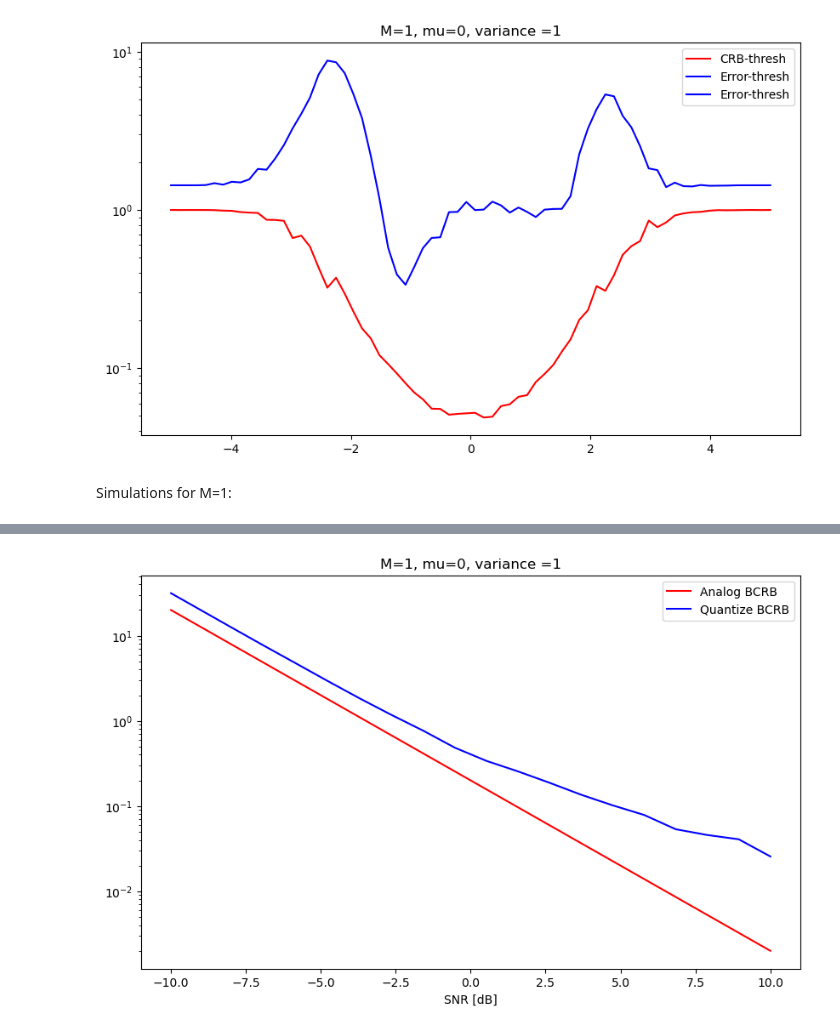
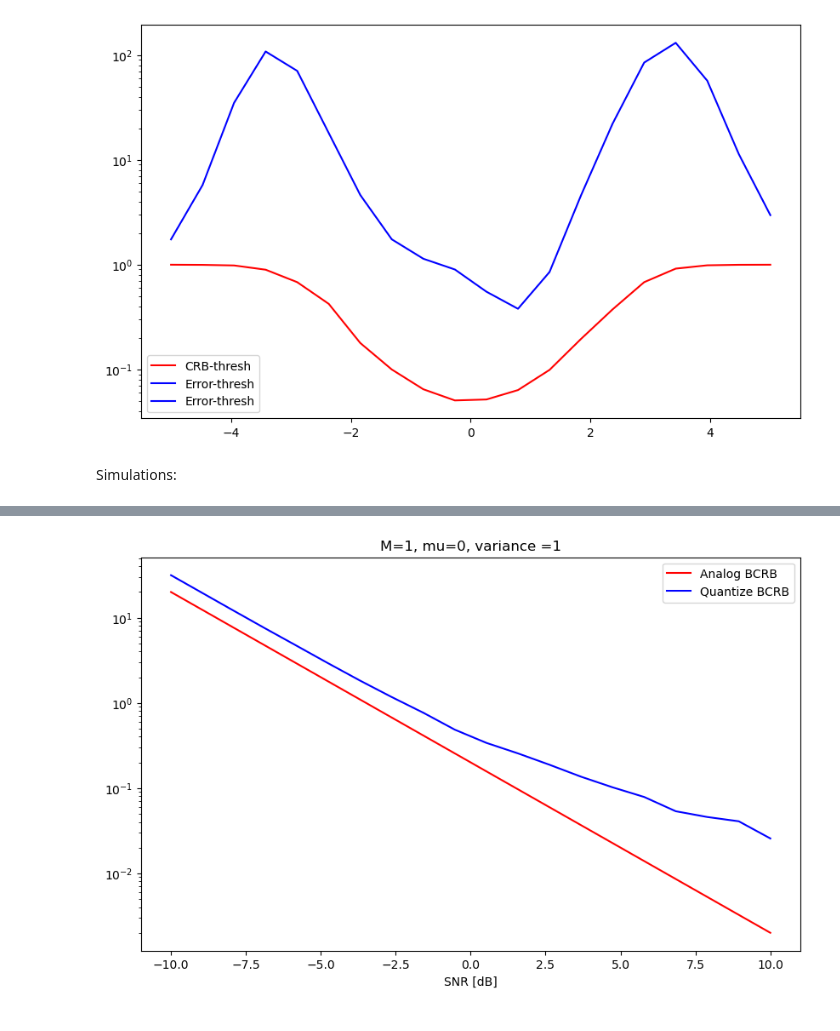
Before and after one commit to mazyaniv/Channel_Estimation, a Jupyter notebook: yaniv.ipynb, the cells around one changed output, grey strips where cells are left out. Saved outputs shown, nothing was run; the diff lists cells and outputs as text; code cells hidden in the pictures.

```diff
--- a/yaniv.ipynb
+++ b/yaniv.ipynb
@@ -190,13 +192,13 @@ def MSE_zertothresh_analytic(sigma1,sigma2, n_a,n_q):
     second = (2*rho_q*n_q*pow(sigma1,4))/(math.pi*(rho_q+pow(sigma2, 2))*(alpha+beta*rho_q*n_q)*pow(rho_a*n_a+pow(sigma1, 2),2))
     return math.sqrt(M)*(1-first-second) #Frobenius  norm- not MSE, but relevant for CRB
 # %%
-sim = 500
+sim = 100
 na = 0
 nq = 30
 epsilon = pow(10,-1)
 matrix_const1 = Matrix(na,nq)
 L_Estimator_analytic1 = [MSE_zertothresh_analytic(sigma_space[i],sigma_space[i], na,nq) for i in range(len(sigma_space))]
-L_Estimator_numerical1 = [MSE_general_numerical_quantize(sigma_space[i],sigma_space[i], nq, matrix_const1, sim) for i in range(len(sigma_space))]
+L_Estimator_numerical1 = [MSE_general_numerical(sigma_space[i],sigma_space[i],na, nq, matrix_const1, sim,epsilon) for i in range(len(sigma_space))]
 ######################
 fig = plt.figure(figsize=(10, 6))
 plt.plot(10*np.log10(1/sigma_space), L_Estimator_analytic1)
@@ -236,4 +291,5 @@ def CRB(sigma1,sigma2, n_a,n_q,matrix, observ=sim,thresh_real=0,thresh_im=0,quan
 # %%
+sigma_space = np.logspace(-0.68,1,14)
 n_a = [1,2,1,2]
 n_q = [40,40,100,100]
 epsilon = pow(10,-1)
@@ -241,7 +297,7 @@ matrix_const1 = Matrix(n_a[0],n_q[0])
 matrix_const2 = Matrix(n_a[1],n_q[1])
 matrix_const3 = Matrix(n_a[2],n_q[2])
 matrix_const4 = Matrix(n_a[3],n_q[3])
-sim = 1000
+sim = 300
 thresh_real = thresh_G(n_q[0],matrix_const1[1])[0]
 thresh_imag = thresh_G(n_q[0],matrix_const1[1])[1]
 thresh_const = np.ones((M*n_q[0], 1))
@@ -395,54 +453,56 @@ def CRB(sigma1,sigma2, n_a,n_q,matrix, observ=sim,thresh_real=0,thresh_im=0,quan
     teta_samp = samp_teta(observ)
     g_teta = matrix[1] @ teta_samp
     G_normal = matrix[1]/math.sqrt(n_q*rho_q)
-    zeta_real = (math.sqrt(2) / sigma2 * (g_teta.real-thresh_real))
-    zeta_im = (math.sqrt(2) / sigma2 * (g_teta.imag-thresh_im))
+    zeta_real = ((math.sqrt(2)/sigma2)*(g_teta.real-thresh_real))
+    zeta_im = ((math.sqrt(2)/sigma2)*(g_teta.imag-thresh_im))
     pdf_real = norm.pdf(zeta_real)
     cdf_real = norm.cdf(zeta_real)
     pdf_im = norm.pdf(zeta_im)
     cdf_im = norm.cdf(zeta_im)
-    d_vec = np.divide(np.power(pdf_real, 2), np.multiply(cdf_real, (norm.cdf(-zeta_real)))) + \
-            np.divide(np.power(pdf_im, 2), np.multiply(cdf_im, (norm.cdf(-zeta_im))))
+    # d_vec = np.divide(np.power(pdf_real, 2), np.multiply(norm.cdf(zeta_real), (norm.cdf(-zeta_real)))) + \
+    #         np.divide(np.power(pdf_im, 2), np.multiply(norm.cdf(zeta_im), (norm.cdf(-zeta_im))))
+    d_vec = np.divide(np.power(pdf_real, 2), np.multiply(norm.cdf(zeta_real), (norm.cdf(-zeta_real)))) + \
+            np.divide(np.power(pdf_im, 2), np.multiply(norm.cdf(zeta_im), (norm.cdf(-zeta_im))))
     d = np.mean(d_vec, axis=1) #converges to 0.95 aprox.
     if quantize == 0:
         J2 = (rho_q * n_q / pow(sigma2, 2)) * np.identity(M)
     else:
         my_vector = [(n_q*rho_q*d[i])*G_normal[i].reshape(M,1).conjugate()*G_normal[i].reshape(M,1).transpose() for  i in range(len(d))]
-        J2 = np.sum(my_vector,axis=0)*(1 /(2 * pow(sigma2, 2)))
+        J2 = np.sum(my_vector,axis=0)*(1/(2*pow(sigma2, 2)))
     J1 = (1 + (rho_a * n_a / pow(sigma1, 2))) * np.identity(M)
     J = J1 + J2
 
     my_vector = [((2*pow(sigma1,2)*pow(sigma2,2))+(2*rho_a*n_a*pow(sigma2,2))+n_q*rho_q*d[i]*pow(sigma1,2))*G_normal[i].reshape(M,1).conjugate()*G_normal[i].reshape(M,1).transpose() for  i in range(len(d))]
-    J_sum = np.sum(my_vector,axis=0)*(1 /(2 * pow(sigma2, 2)*pow(sigma1,2)))
+    J_sum = np.sum(my_vector,axis=0)*(1/(2*pow(sigma2, 2)*pow(sigma1,2)))
 
     # my_vector = [(((2 * pow(sigma2, 2))) /((2*pow(sigma1,2)*pow(sigma2,2))+(2*rho_a*n_a*pow(sigma2,2))+n_q*rho_q*d[i]*pow(sigma1,2)))*G_normal[i].reshape(M,1).conjugate()*G_normal[i].reshape(M,1).transpose() for  i in range(len(d))]
     # Bound_sum = np.sum(my_vector,axis=0) #Harder to compute
-    return LA.norm((LA.inv(J_sum)).real,"fro"), LA.norm((LA.inv(J)).real,"fro"), LA.norm((LA.inv(J1)).real,"fro"), LA.norm((LA.inv(J2)).real,"fro")
+    return LA.norm((LA.inv(J_sum)).real,"fro"), LA.norm((LA.inv(J)).real,"fro"), LA.norm((LA.inv(J1)).real,"fro"), LA.norm((LA.inv(J2+np.identity(M))).real,"fro")
 # %%
-sim = 120
+sim = 300
 na = 0 #only quantize
 nq = 40
-thresh_space = np.linspace(-5,5,70)
+thresh_space = np.linspace(-5,5,20)
 matrix_const1 = Matrix(na,nq)
 thresh_real = thresh_G(nq,matrix_const1[1])[0]
 thresh_imag = thresh_G(nq,matrix_const1[1])[1]
 thresh_const = np.ones((M*nq, 1))
-epsilon = 0.1
+epsilon = 0.001
 
-L_Estimator_numerical = [MSE_general_numerical(1,1, na,nq, matrix_const1, sim,epsilon,thresh_space[i]*thresh_const,thresh_space[i]*thresh_const) for i in range(len(thresh_space))]
-CRB = [CRB(1,1,na,nq,matrix_const1,sim,thresh_space[i]*thresh_const,thresh_space[i]*thresh_const,1)[0] for i in range(len(thresh_space))]
+L_Estimator_numerical = [MSE_general_numerical(1.5,1.5, na,nq, matrix_const1, sim,epsilon,thresh_space[i]*thresh_const,thresh_space[i]*thresh_const) for i in range(len(thresh_space))]
+CRB = [CRB(1,1,na,nq,matrix_const1,sim,thresh_space[i]*thresh_const,thresh_space[i]*thresh_const,1)[1] for i in range(len(thresh_space))]
 
 ######################
 fig = plt.figure(figsize=(10, 6))
 plt.plot(thresh_space, CRB, color="red", label='CRB-thresh')
 plt.plot(thresh_space, L_Estimator_numerical, color="blue", label='Error-thresh')
 
-plt.title("M={}, mu={}, variance ={}".format(M,mu,round(2*pow(sigma_teta,2))))
+#plt.title("M={}, mu={}, variance ={}".format(M,mu,round(2*pow(sigma_teta,2))))
 plt.yscale('log')
 plt.legend()
 plt.legend()
 plt.show()
 # %% [output]
-[figure, old version]
+[figure, new version]
-# %% [markdown]
-Simulations for M=1:
+# %% [markdown]
+Simulations:
```
Also changed, not shown: parts of 11 cells of this notebook.
